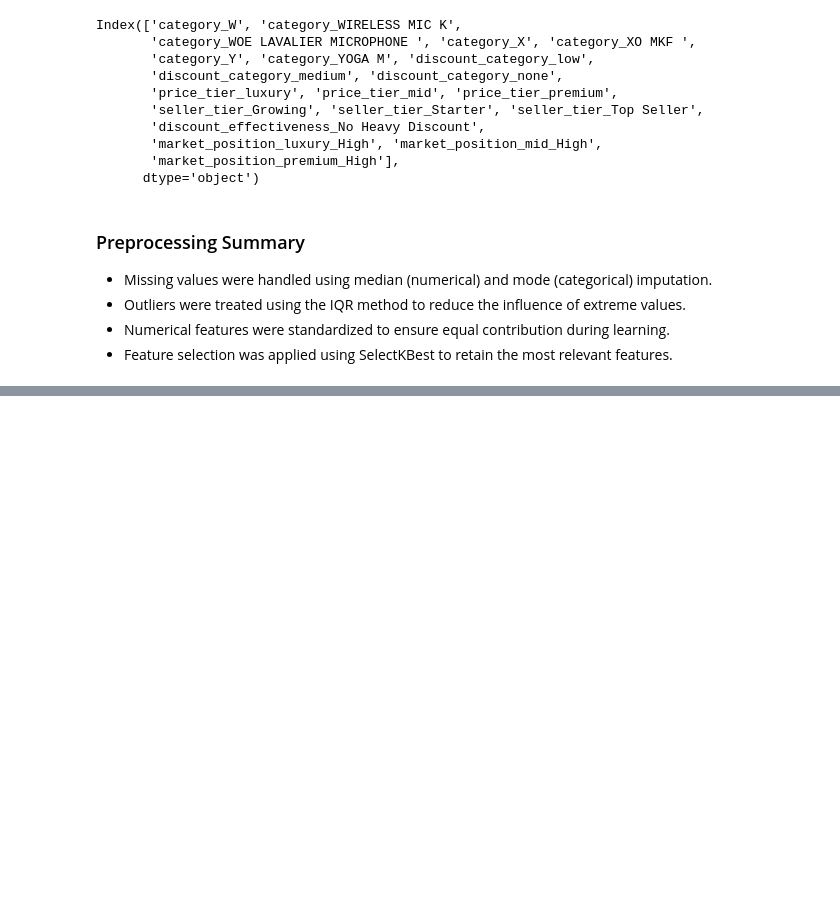
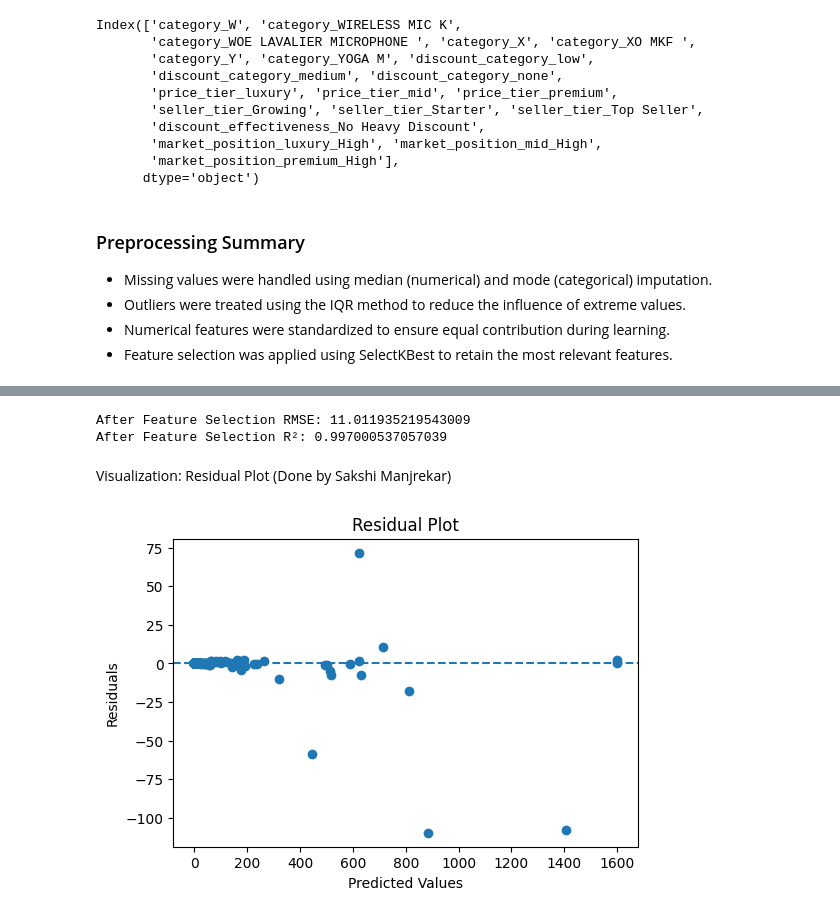
Before and after one commit to Statistics-and-Machine-Learning/Group_Exercise-2_Regression_Analysis_and_Feature_Selection, a Jupyter notebook: notebooks/regression_analysis.ipynb, the cells around one changed output, grey strips where cells are left out. Cells and saved outputs as stored; diff of their text form; code cells hidden in the pictures; blank space fills up the shorter version.

```diff
--- a/notebooks/regression_analysis.ipynb
+++ b/notebooks/regression_analysis.ipynb
@@ -113,0 +192,37 @@ Index(['category_W', 'category_WIRELESS MIC K',
+# %%
+# retraining model using selected features
+
+# selectimng top 5 most important features
+top_features = importance_df["Feature"].head(5)
+
+X_top = X[top_features]
+
+X_train, X_test, y_train, y_test = train_test_split(
+    X_top, y, test_size=0.2, random_state=42
+)
+
+fs_model = RandomForestRegressor(random_state=42)
+fs_model.fit(X_train, y_train)
+
+y_pred_fs = fs_model.predict(X_test)
+
+rmse_fs = np.sqrt(mean_squared_error(y_test, y_pred_fs))
+print("After Feature Selection RMSE:", rmse_fs)
+print("After Feature Selection R²:", r2_score(y_test, y_pred_fs))
+# %% [output]
+After Feature Selection RMSE: 11.011935219543009
+After Feature Selection R²: 0.997000537057039
+# %% [markdown]
+Visualization: Residual Plot (Done by Sakshi Manjrekar)
+# %%
+residuals = y_test - y_pred_fs
+
+plt.figure(figsize=(6,4))
+plt.scatter(y_pred_fs, residuals)
+plt.axhline(0, linestyle="--")
+plt.xlabel("Predicted Values")
+plt.ylabel("Residuals")
+plt.title("Residual Plot")
+plt.show()
+# %% [output]
+[figure, added]
```
Also changed, not shown: parts of 10 cells of this notebook.
